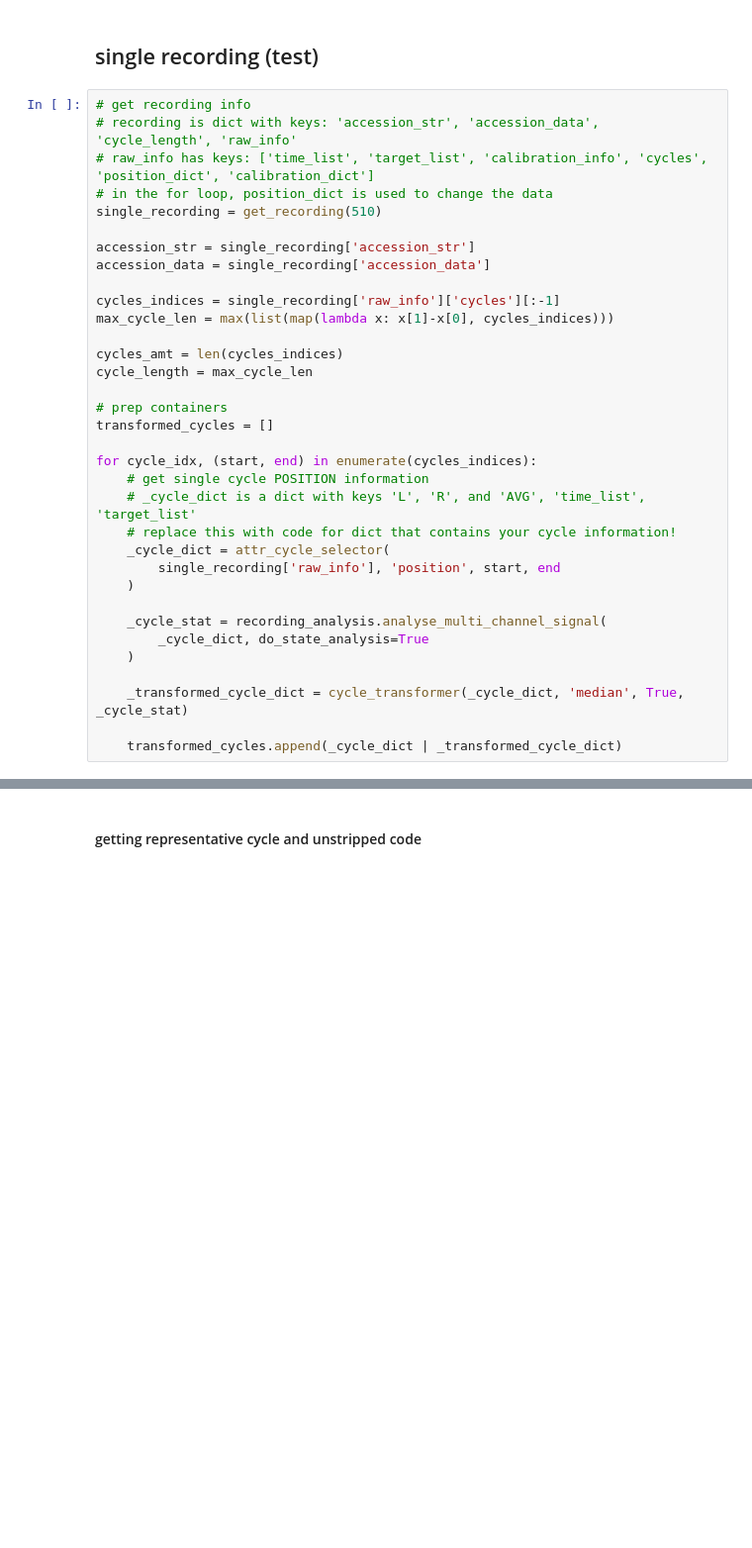
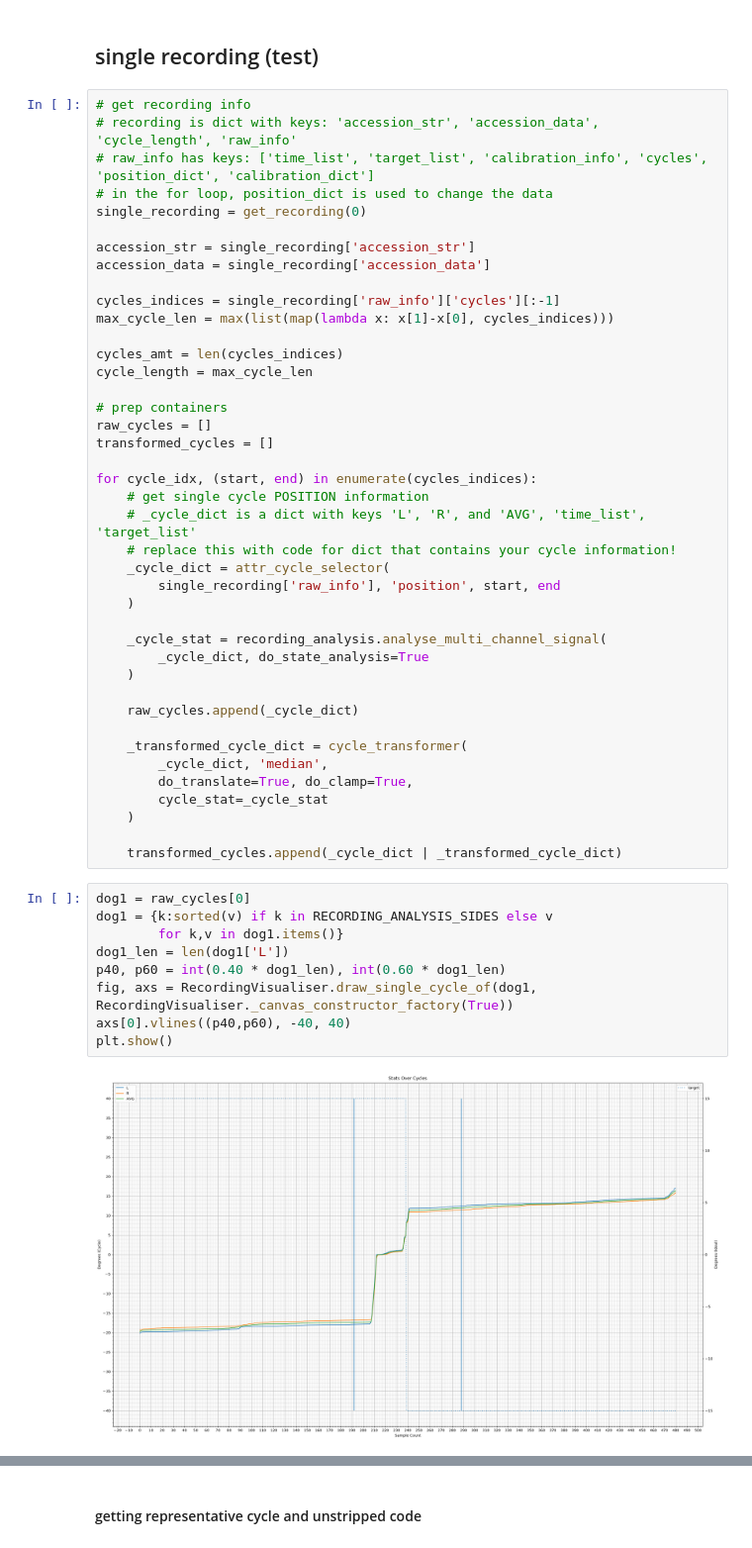
Before and after one commit to Francis-Ferri-personal/mg-project, a Jupyter notebook: notebooks/01-dataset_generation.ipynb, the cells around one changed output, grey strips where cells are left out. Shown at 99% size. Drawn from its saved outputs; the diff is of its cells as text; blank space fills up the shorter version.

```diff
--- a/notebooks/01-dataset_generation.ipynb
+++ b/notebooks/01-dataset_generation.ipynb
@@ -287,7 +287,7 @@ for recording_idx, recording in enumerate(pre_processed_recordings):
 # recording is dict with keys: 'accession_str', 'accession_data', 'cycle_length', 'raw_info'
 # raw_info has keys: ['time_list', 'target_list', 'calibration_info', 'cycles', 'position_dict', 'calibration_dict']
 # in the for loop, position_dict is used to change the data
-single_recording = get_recording(510)
+single_recording = get_recording(0)
 
 accession_str = single_recording['accession_str']
 accession_data = single_recording['accession_data']
@@ -299,6 +299,7 @@ cycles_amt = len(cycles_indices)
 cycle_length = max_cycle_len
 
 # prep containers
+raw_cycles = []
 transformed_cycles = []
 
 for cycle_idx, (start, end) in enumerate(cycles_indices):
@@ -313,6 +314,23 @@ for cycle_idx, (start, end) in enumerate(cycles_indices):
         _cycle_dict, do_state_analysis=True
     )
 
-    _transformed_cycle_dict = cycle_transformer(_cycle_dict, 'median', True, _cycle_stat)
+    raw_cycles.append(_cycle_dict)
+
+    _transformed_cycle_dict = cycle_transformer(
+        _cycle_dict, 'median',
+        do_translate=True, do_clamp=True,
+        cycle_stat=_cycle_stat
+    )
 
     transformed_cycles.append(_cycle_dict | _transformed_cycle_dict)
+# %%
+dog1 = raw_cycles[0]
+dog1 = {k:sorted(v) if k in RECORDING_ANALYSIS_SIDES else v
+        for k,v in dog1.items()}
+dog1_len = len(dog1['L'])
+p40, p60 = int(0.40 * dog1_len), int(0.60 * dog1_len)
+fig, axs = RecordingVisualiser.draw_single_cycle_of(dog1, RecordingVisualiser._canvas_constructor_factory(True))
+axs[0].vlines((p40,p60), -40, 40)
+plt.show()
+# %% [output]
+[figure, added]
```
Also changed, not shown: parts of 8 cells of this notebook, 24 other files.
